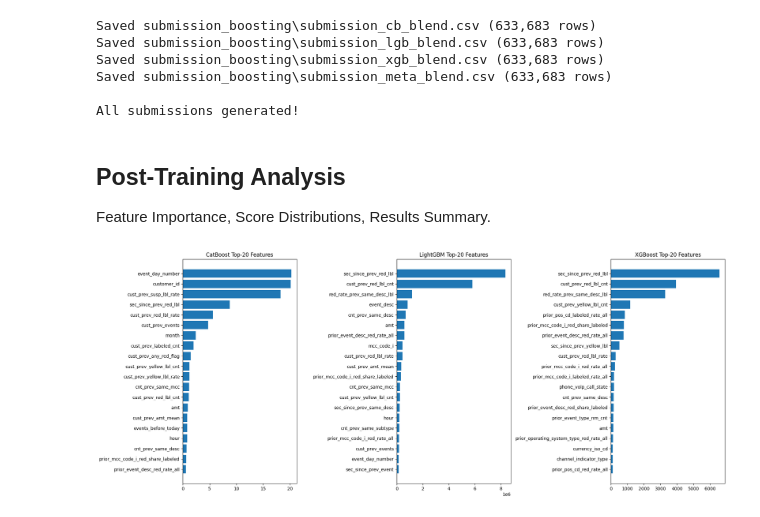
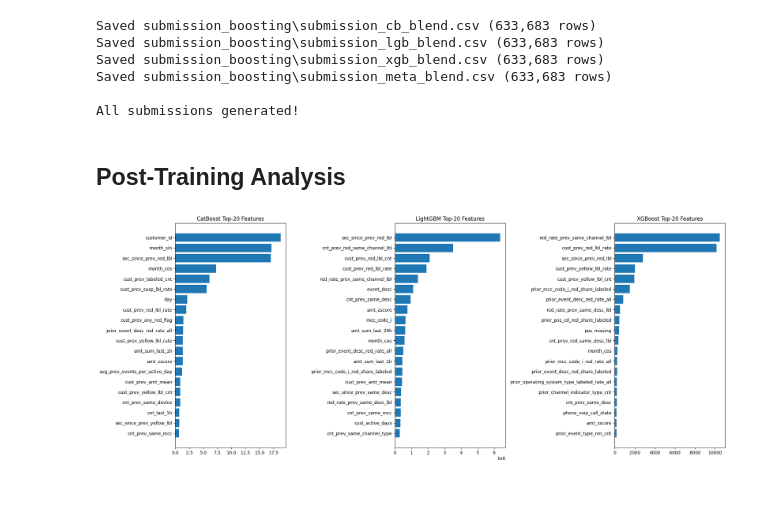
Before and after one commit to jmihan/data_fusion_guardian, a Jupyter notebook: boosting.ipynb, the cells around one changed output. Drawn from its saved outputs; the diff is of its cells as text; code cells hidden in the pictures.

Commit message:
Upgrade boosting notebook: 126 features, Nelder-Mead blend optimizer, LGB/XGB sub-models, chunked feature engineering, grid search submissions

```diff
--- a/boosting.ipynb
+++ b/boosting.ipynb
@@ -562,12 +1086,18 @@ gc.collect()
 train_df["event_ts"] = pd.to_datetime(train_df["event_ts"])
 test_df["event_ts"] = pd.to_datetime(test_df["event_ts"])
 
-feature_cols = [c for c in train_df.columns if c not in META_COLS]
+# --- Feature column selection ---
+feature_cols = [c for c in FINAL_FEATURE_COLS if c in train_df.columns]
+# remove MODEL_DROP_COLS
+feature_cols = [c for c in feature_cols if c not in MODEL_DROP_COLS]
+# add prior feature columns
 if ADD_CATEGORY_PRIORS:
-    feature_cols = [c for c in feature_cols if c != "target"]
+    for c in prior_feature_cols:
+        if c in train_df.columns and c not in feature_cols:
+            feature_cols.append(c)
 
-# ensure no leakage columns in features
-for bad_col in ["target", "keep_green", "event_date"]:
+# ensure no leakage
+for bad_col in ["target", "keep_green", "event_date", "event_hour_trunc", "lbl_target"]:
     if bad_col in feature_cols:
         feature_cols.remove(bad_col)
 
@@ -583,11 +1113,11 @@ medians = train_df[num_cols].median(numeric_only=True)
 train_df[num_cols] = train_df[num_cols].fillna(medians)
 test_df[num_cols] = test_df[num_cols].fillna(medians)
 
-# downcast for memory savings
+# downcast
 train_df = downcast_pandas(train_df, cat_cols_set=set(cat_cols))
 test_df = downcast_pandas(test_df, cat_cols_set=set(cat_cols))
 
-# keep chronological order for validation split
+# keep chronological order
 train_df = train_df.sort_values("event_ts").reset_index(drop=True)
 
 print("Features:", len(feature_cols))
@@ -1197,22 +1966,0 @@ XGBoost Blend val PR-AUC:   0.465841
-# %%
-# ==================== META-BLEND OPTIMIZATION ====================
-
-n_val = len(y_main_val)
-
-# Convert per-type blends to rank space
-rank_cb = rankdata(blend_cb_val) / n_val
-rank_lgb = rankdata(blend_lgb_val) / n_val
-rank_xgb = rankdata(blend_xgb_val) / n_val
-
-best_meta_w, best_meta_ap = find_best_blend_3(rank_cb, rank_lgb, rank_xgb, y_main_val, step=0.05)
-
-print("=" * 60)
-print("META-BLEND RESULTS")
-print("=" * 60)
-print(f"CatBoost blend val PR-AUC:  {best_ap_cb:.6f}")
-print(f"LightGBM blend val PR-AUC:  {best_ap_lgb:.6f}")
-print(f"XGBoost blend val PR-AUC:   {best_ap_xgb:.6f}")
-print(f"\nMeta-blend weights (CB, LGB, XGB): {best_meta_w}")
-print(f"Meta-blend val PR-AUC:      {best_meta_ap:.6f}")
-
-blend_meta_val = best_meta_w[0] * rank_cb + best_meta_w[1] * rank_lgb + best_meta_w[2] * rank_xgb
@@ -1393,40 +2291,37 @@ Saved submission_boosting\submission_meta_blend.csv (633,683 rows)
 All submissions generated!
 # %% [markdown]
 ## Post-Training Analysis
-
-Feature Importance, Score Distributions, Results Summary.
 # %%
 # ==================== FEATURE IMPORTANCE ====================
 import matplotlib.pyplot as plt
 
 # Reload models for importance analysis
 model_cb = CatBoostClassifier().load_model(str(BOOST_CACHE_DIR / "cb_main.cbm"))
 cb_imp = model_cb.get_feature_importance()
 cb_feat_imp = pd.DataFrame({"feature": feature_cols, "importance": cb_imp}).sort_values("importance", ascending=False)
 
-model_lgb_imp = lgbm.Booster(model_file=str(BOOST_CACHE_DIR / "lgb_main.txt"))
+model_lgb_imp = lgb.Booster(model_file=str(BOOST_CACHE_DIR / "lgb_main.txt"))
 lgb_imp_raw = model_lgb_imp.feature_importance(importance_type="gain")
 lgb_feat_imp = pd.DataFrame({"feature": feature_cols, "importance": lgb_imp_raw}).sort_values("importance", ascending=False)
 
 model_xgb_imp = xgb.Booster()
 model_xgb_imp.load_model(str(BOOST_CACHE_DIR / "xgb_main.json"))
 xgb_imp_dict = model_xgb_imp.get_score(importance_type="gain")
 xgb_feat_imp = pd.DataFrame([
     {"feature": f, "importance": xgb_imp_dict.get(f, 0.0)} for f in feature_cols
 ]).sort_values("importance", ascending=False)
 
 del model_cb, model_lgb_imp, model_xgb_imp; gc.collect()
 
-# Plot top-20 for each
 fig, axes = plt.subplots(1, 3, figsize=(20, 8))
 for ax, df_imp, title in zip(axes, [cb_feat_imp, lgb_feat_imp, xgb_feat_imp], ["CatBoost", "LightGBM", "XGBoost"]):
     top = df_imp.head(20)
     ax.barh(top["feature"].values[::-1], top["importance"].values[::-1])
     ax.set_title(f"{title} Top-20 Features")
 plt.tight_layout()
 plt.show()
 # %% [output]
-[figure, old version]
+[figure, new version]
 # %%
 # ==================== RESULTS TABLE ====================
 
```
Also changed, not shown: parts of 33 cells of this notebook.
